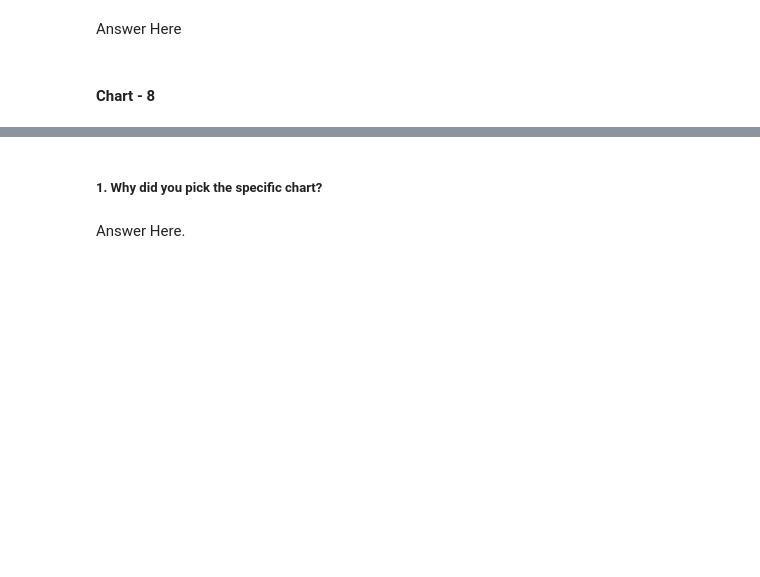
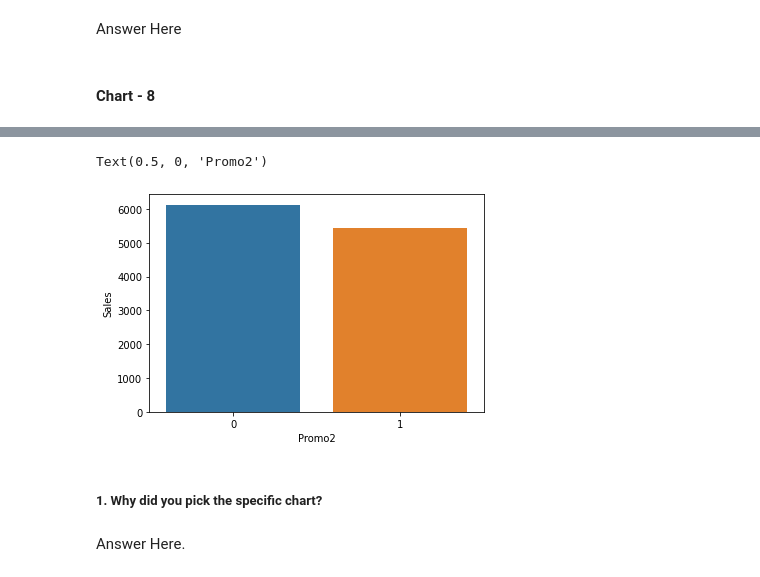
Before and after one commit to Jeetesh-KumarM/CAPSTONE-PROJECT-2-Regression, a Jupyter notebook: Capstone_Project_2_Regression.ipynb, the cells around one changed output, grey strips where cells are left out. Cells and saved outputs as stored; diff of their text form; code cells hidden in the pictures; blank space fills up the shorter version.

```diff
--- a/Capstone_Project_2_Regression.ipynb
+++ b/Capstone_Project_2_Regression.ipynb
@@ -636,3 +677,11 @@ Answer Here
+# %%
+promo2=dff.groupby(['Promo2'],as_index=False).agg({'Sales':'mean'})
+sns.barplot(x=promo2.index, y = promo2['Sales'])
+plt.xlabel('Promo2')
+#0->No Promotion, 1-Promotion
+# %% [output]
+Text(0.5, 0, 'Promo2')
+[figure, added]
 # %% [markdown]
 ##### 1. Why did you pick the specific chart?
 # %% [markdown]
```
Also changed, not shown: parts of 12 cells of this notebook.
